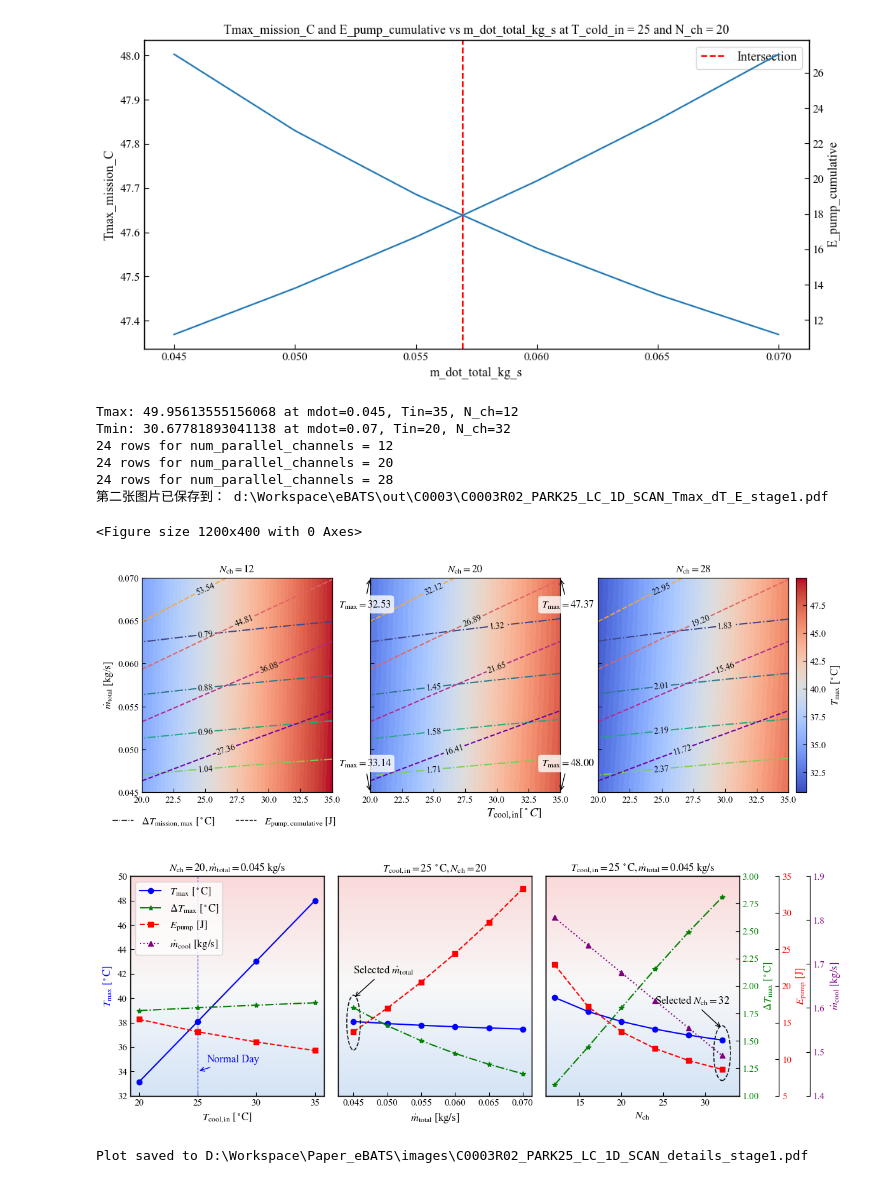
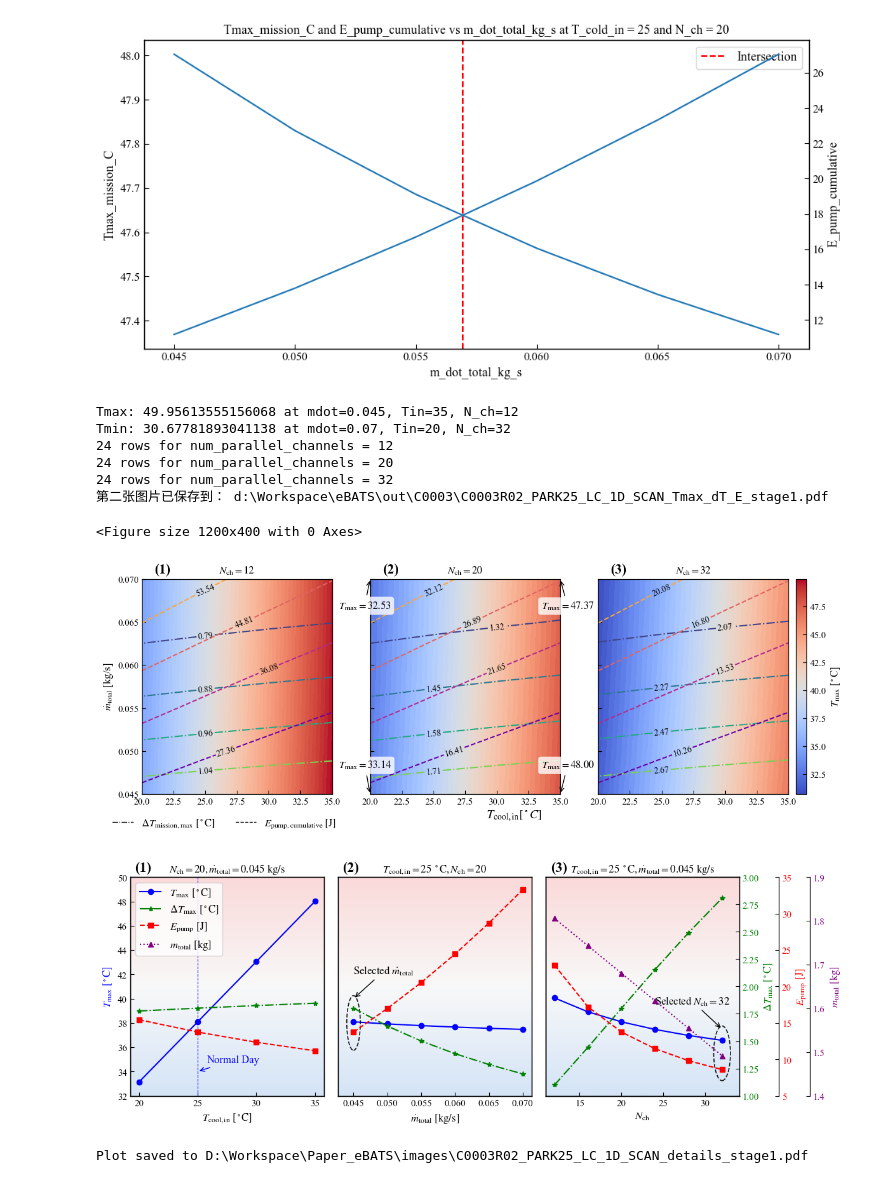
Before and after one commit to sxwd4ever/eBATS, a Jupyter notebook: cases/C0003/C0003R02_PARK25_LC_1D_SCAN_plot_stage1.ipynb, the cells around one changed output. Cells and saved outputs as stored; diff of their text form; code cells hidden in the pictures.

```diff
--- a/cases/C0003/C0003R02_PARK25_LC_1D_SCAN_plot_stage1.ipynb
+++ b/cases/C0003/C0003R02_PARK25_LC_1D_SCAN_plot_stage1.ipynb
@@ -234,7 +234,7 @@ key_val_T = "Tmax_mission_C"
 key_val_dT = "DeltaT_mission_max_C"
 key_val_E = "E_pump_cumulative"
 
-N_ch_array = [12, 20, 28]
+N_ch_array = [12, 20, 32]
 
 # locate the global maximum and minimum Tmax_mission_C to set the color ruler
 T_max, T_min = thermal_data[key_val_T].max(), thermal_data[key_val_T].min()
@@ -430,6 +430,10 @@ for N_ch in N_ch_array:
     # plot the channel number as the subfigure's title
     ax.set_title(rf"$N_\mathrm{{ch}}={N_ch}$")
 
+    # Numbering the subplots for clarity
+    ax.text(0.15, 1.07, f'({i+1})', transform=ax.transAxes,
+            fontsize=16, fontweight='bold', va='top', ha='right')
+
     # if i == 4:
     #     plt.colorbar(plt.cm.ScalarMappable(cmap=cmap, norm=plt.Normalize(vmin=T_min, vmax=T_max)), cax=ax)
 
@@ -465,32 +469,43 @@ fig.colorbar(sm, ax=fig.axes, label=r"$T_{\max}$ [$^\circ$C]", pad=0.01)
 
 # 第二张图片保存到 EBATS_SCANNED/out/C0003
 output_folder = os.path.join(
     root_dir,
     "out",
     CASE_ID
 )
 
 os.makedirs(output_folder, exist_ok=True)
 
 output_file = os.path.join(
     output_folder,
     f"{CASE_NAME}_Tmax_dT_E_stage1.pdf"
 )
 
 fig.savefig(
     output_file,
     dpi=300,
     bbox_inches="tight"
 )
 
 print("第二张图片已保存到：", output_file)
 # plt.close()
+
+# also save the figure to a specified output folder (for paper drafting)
+
+output_folder = r"D:\Workspace\Paper_eBATS\images" # the working directory of the paper draft
+
+import os
+if not os.path.exists(output_folder):
+    os.makedirs(output_folder)
+
+# overwrite the file
+fig.savefig(os.path.join(output_folder, f"{CASE_NAME}_Tmax_dT_E_stage1.pdf"), dpi=300, bbox_inches='tight')
 # %% [output]
 Tmax: 49.95613555156068 at mdot=0.045, Tin=35, N_ch=12
 Tmin: 30.67781893041138 at mdot=0.07, Tin=20, N_ch=32
 24 rows for num_parallel_channels = 12
 24 rows for num_parallel_channels = 20
-24 rows for num_parallel_channels = 28
+24 rows for num_parallel_channels = 32
 第二张图片已保存到： d:\Workspace\eBATS\out\C0003\C0003R02_PARK25_LC_1D_SCAN_Tmax_dT_E_stage1.pdf
 <Figure size 1200x400 with 0 Axes>
-[figure, old version]
+[figure, new version]
@@ -543,7 +547,7 @@ curve_artists = {
     y1_name: dict(color='blue', label=r"$T_\mathrm{max}~[^\circ \mathrm{C}]$", ls='-', marker='o'),
     y2_name: dict(color='green', label=r"$\Delta T_\mathrm{max}~[^\circ \mathrm{C}]$", ls='-.',marker='*'),
     y3_name: dict(color='red', label=r"$E_\mathrm{pump}~[\mathrm{J}]$", ls='--', marker='s'),
-    y4_name: dict(color='purple', label=r"$\dot{m}_\mathrm{cool}~[\mathrm{kg/s}]$", ls=':', marker='^')
+    y4_name: dict(color='purple', label=r"$m_\mathrm{total}~[\mathrm{kg}]$", ls=':', marker='^')
 }
 
 # plot three curves in a single figure using three y-axis
@@ -780,6 +784,12 @@ lines_all = lines + lines2 + lines3 + lines4
 labels_all = labels + labels2 + labels3 + labels4
 ax_all[0].legend(lines_all, labels_all, loc='upper left', ncol=1)
 
+# numbering the subplots for clarity
+for i, ax in enumerate(ax_all):
+    ax.text(0.11, 1.07, f'({i+1})', transform=ax.transAxes,
+            fontsize=16, fontweight='bold', va='top', ha='right')
+
+
 x0, x1 = ax_cur.get_xlim()
 y0, y1 = ax_cur.get_ylim()
 plot_util.draw_plot_bg_gradient(ax_cur, x0, x1, y0, y1)
@@ -803,5 +813,5 @@ output_file = os.path.join(output_folder, f"{CASE_NAME}_details_stage1.pdf")
 fig.savefig(output_file, dpi=300, bbox_inches='tight')
 print(f"Plot saved to {output_file}")
 # %% [output]
-[figure, old version]
+[figure, new version]
 Plot saved to D:\Workspace\Paper_eBATS\images\C0003R02_PARK25_LC_1D_SCAN_details_stage1.pdf
```
Also changed, not shown: parts of 1 cell of this notebook, 4 other files.
